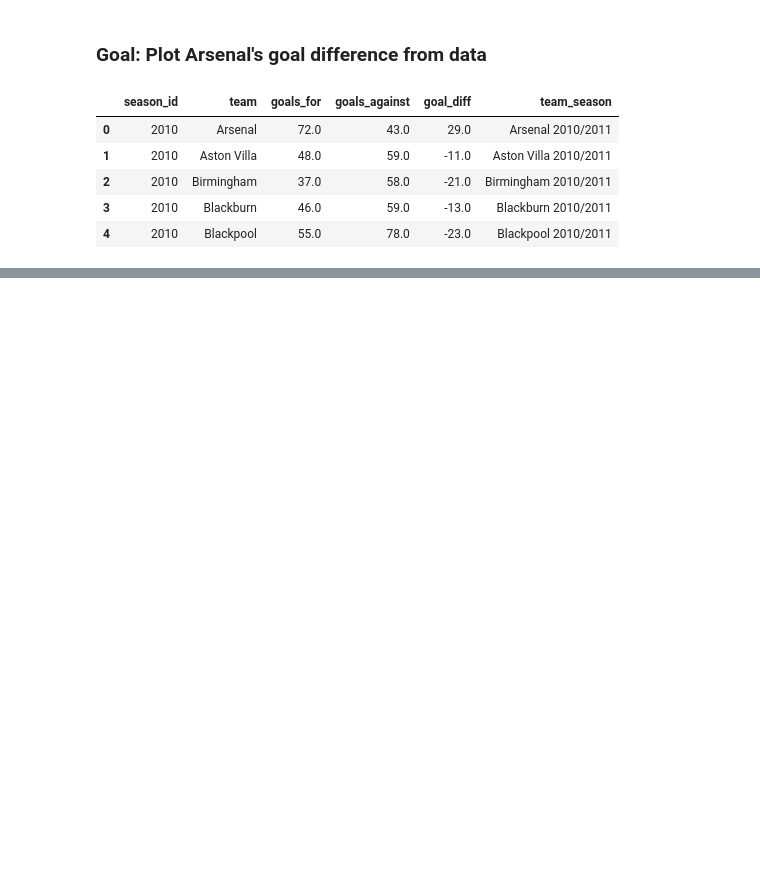
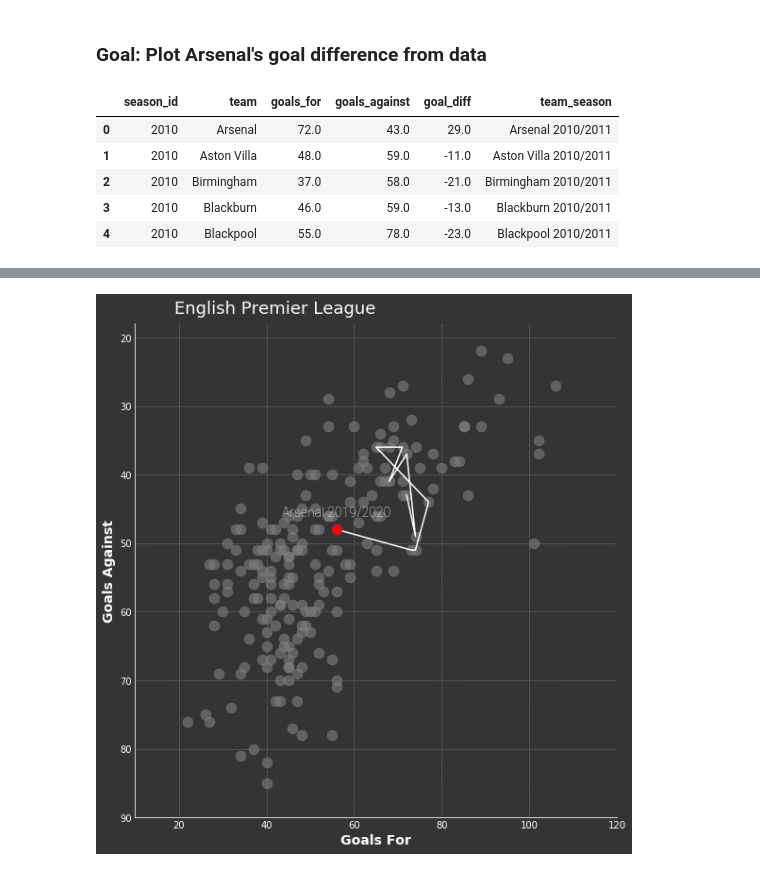
Before and after one commit to HiteshG/Friends-Of-Tracking, a Jupyter notebook: Codes/Week1/Peter McKeever Lecture.ipynb, the cells around one changed output, grey strips where cells are left out. Drawn from its saved outputs; the diff is of its cells as text; code cells hidden in the pictures; blank space fills up the shorter version.

```diff
--- a/Codes/Week1/Peter McKeever Lecture.ipynb
+++ b/Codes/Week1/Peter McKeever Lecture.ipynb
@@ -18,0 +72,80 @@ team = "Arsenal"
+# %%
+# creating figure and axes
+fig, ax = plt.subplots(figsize=(8,8))
+fig.set_facecolor(background)
+ax.patch.set_facecolor(background)
+
+# adding a grid with zorder and style
+ax.grid(ls="dotted",lw="0.5",color="lightgrey", zorder= 1)
+
+# getting our data to plot
+x = df.goals_for.tolist()
+y = df.goals_against.tolist()
+
+# Adding alpha and lw to dots and color to match with background as it is not so important compared to key figure
+ax.scatter(x,y,color= filler, s=120, alpha=0.6, lw=0.6, zorder= 2)
+
+# getting data for specified team
+x = df[df.team == team].goals_for.tolist()
+y = df[df.team == team].goals_against.tolist()
+t = df[df.team == team].team_season.tolist()
+
+# plotting a line to track team's change over seasons
+ax.plot(x,y, color = text_color, lw = 1.5, zorder= 3)
+
+# plotting team's most recent season and label
+ax.scatter(x[-1],y[-1],color = primary,s=120, edgecolor = background, alpha = 1, lw = .25, zorder= 4)
+t = ax.text(x[-1],y[-1]-2,t[-1],color=text_color,fontsize=14, ha="center", fontfamily=body_font)
+
+
+# Changing title and subtitle
+ssn_start = df[df.team == team].season_id.iloc[0]
+ssn_end = df[df.team == team].season_id.iloc[-1]
+
+ssn_start = str(ssn_start)+"/"+str(ssn_start+1)
+ssn_end = str(ssn_end)+"/"+str(ssn_end+1)
+
+s = "<team>'s goal difference from <ssn_start> to <ssn_end>\n"
+# fig_text(s.format(team,ssn_start,ssn_end),0.15,0.99,highlight_colors=[primary],
+#          highlight_weights=["bold"],string_weight="bold",fontsize=22, fontfamily=title_font,color=text_color)
+
+fig.text(0.15,1,"English Premier League",fontweight="regular", fontsize=18,fontfamily=title_font, color=text_color)
+
+HighlightText(x=0.5, y=0.5,
+              fontsize=16,
+              ha='center', va='center',
+              s= s,
+              highlight_textprops=[{"color": 'red'},{"color": 'grey'},
+                                   {"color": 'grey'}],
+              fontname='Roboto',
+              ax=ax)
+
+# adding title and subtitle
+# fig.text(0.05,1,"{}'s goal difference from 2010/11 to 2019/20\n".format(team), fontsize=16, fontweight="bold",
+#          color=text_color, fontfamily=title_font)
+# fig.text(0.05,1,"English Premier League",fontweight="regular", fontsize=14, color=text_color)
+
+# adding x and y labels
+ax.set_xlabel("Goals For", fontfamily=title_font, fontweight="bold", fontsize=14, color=text_color)
+ax.set_ylabel("Goals Against", fontfamily=title_font, fontweight="bold", fontsize= 14, color=text_color)
+
+# Reverse Axis and set lims
+ax.set_ylim(90,18)
+ax.set_xlim(10,120)
+
+# Spine and Pips
+ax.tick_params(axis="both", length=0)
+
+spines = ["top", "right", "bottom", "left"]
+
+for spine in spines:
+    if spine in ["top", "right"]:
+        ax.spines[spine].set_visible(False)
+    else:
+        ax.spines[spine].set_color(text_color)
+
+
+plt.tight_layout()
+plt.show()
+# %% [output]
+[figure, added]
```
Also changed, not shown: parts of 12 cells of this notebook.
